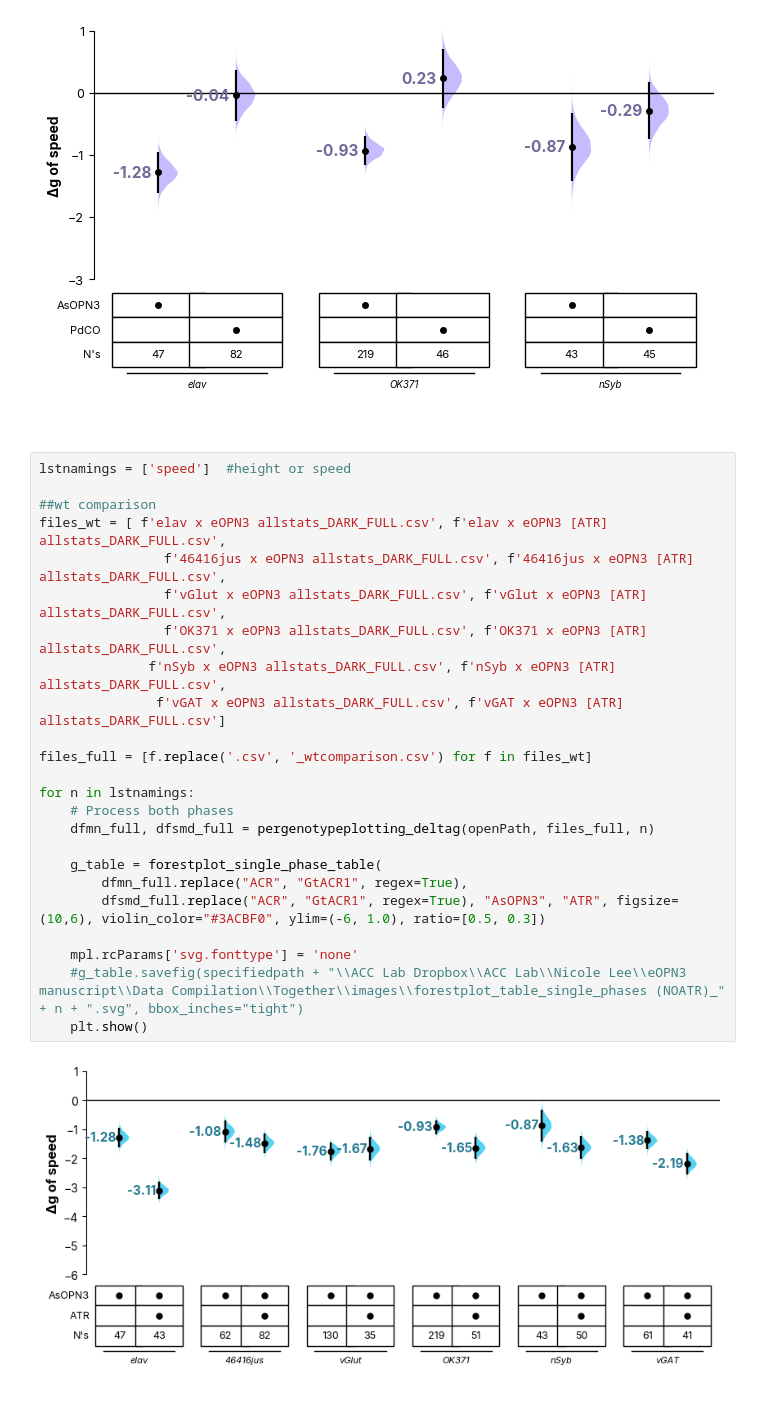
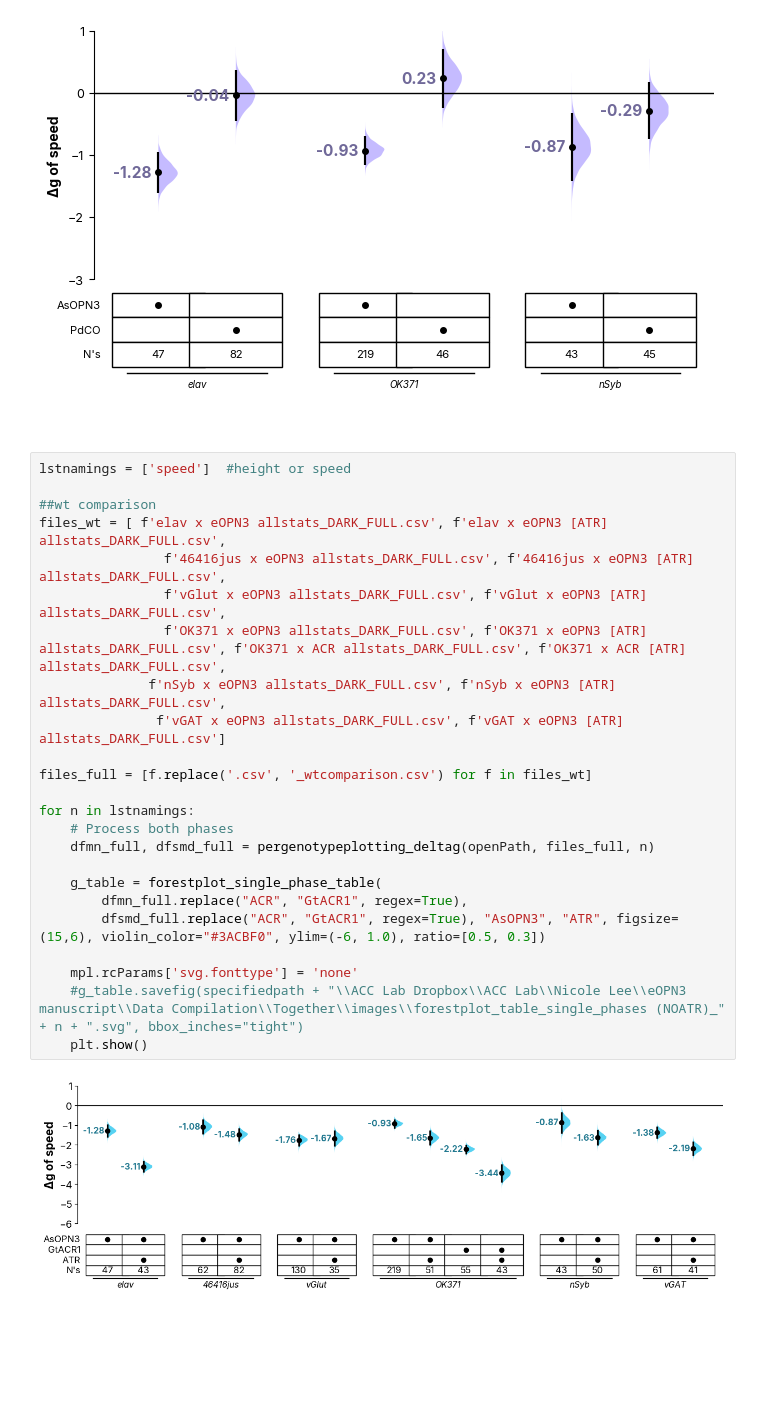
Before and after one commit to lnicole08/deltaG_screen, a Jupyter notebook: AsOPN3_forestplot_vertical_streamlined.ipynb, the cells around one changed output. Drawn from its saved outputs; the diff is of its cells as text; blank space fills up the shorter version.

```diff
--- a/AsOPN3_forestplot_vertical_streamlined.ipynb
+++ b/AsOPN3_forestplot_vertical_streamlined.ipynb
@@ -493,29 +493,29 @@ for n in lstnamings:
 # %%
 lstnamings = ['speed']  #height or speed
 
 ##wt comparison
 files_wt = [ f'elav x eOPN3 allstats_DARK_FULL.csv', f'elav x eOPN3 [ATR] allstats_DARK_FULL.csv',
                 f'46416jus x eOPN3 allstats_DARK_FULL.csv', f'46416jus x eOPN3 [ATR] allstats_DARK_FULL.csv',
                 f'vGlut x eOPN3 allstats_DARK_FULL.csv', f'vGlut x eOPN3 [ATR] allstats_DARK_FULL.csv',
-                f'OK371 x eOPN3 allstats_DARK_FULL.csv', f'OK371 x eOPN3 [ATR] allstats_DARK_FULL.csv',
+                f'OK371 x eOPN3 allstats_DARK_FULL.csv', f'OK371 x eOPN3 [ATR] allstats_DARK_FULL.csv', f'OK371 x ACR allstats_DARK_FULL.csv', f'OK371 x ACR [ATR] allstats_DARK_FULL.csv',
               f'nSyb x eOPN3 allstats_DARK_FULL.csv', f'nSyb x eOPN3 [ATR] allstats_DARK_FULL.csv',
                f'vGAT x eOPN3 allstats_DARK_FULL.csv', f'vGAT x eOPN3 [ATR] allstats_DARK_FULL.csv']
 
 files_full = [f.replace('.csv', '_wtcomparison.csv') for f in files_wt]
 
 for n in lstnamings:
     # Process both phases
     dfmn_full, dfsmd_full = pergenotypeplotting_deltag(openPath, files_full, n)
 
     g_table = forestplot_single_phase_table(
         dfmn_full.replace("ACR", "GtACR1", regex=True),
-        dfsmd_full.replace("ACR", "GtACR1", regex=True), "AsOPN3", "ATR", figsize=(10,6), violin_color="#3ACBF0", ylim=(-6, 1.0), ratio=[0.5, 0.3])
+        dfsmd_full.replace("ACR", "GtACR1", regex=True), "AsOPN3", "ATR", figsize=(15,6), violin_color="#3ACBF0", ylim=(-6, 1.0), ratio=[0.5, 0.3])
 
     mpl.rcParams['svg.fonttype'] = 'none'
     #g_table.savefig(specifiedpath + "\\ACC Lab Dropbox\\ACC Lab\\Nicole Lee\\eOPN3 manuscript\\Data Compilation\\Together\\images\\forestplot_table_single_phases (NOATR)_" + n + ".svg", bbox_inches="tight")
     plt.show()
 # %% [output]
-[figure, old version]
+[figure, new version]
 # %%
 lstnamings = ['height']  #height or speed
 
```
Also changed, not shown: parts of 2 cells of this notebook, 3 other files.
